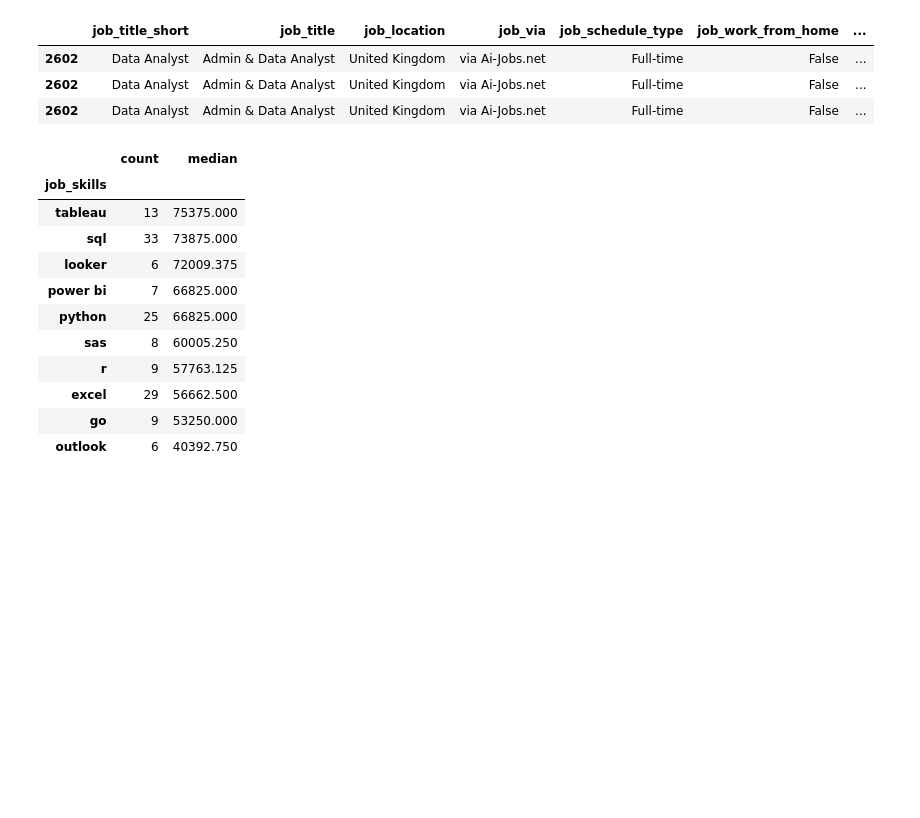
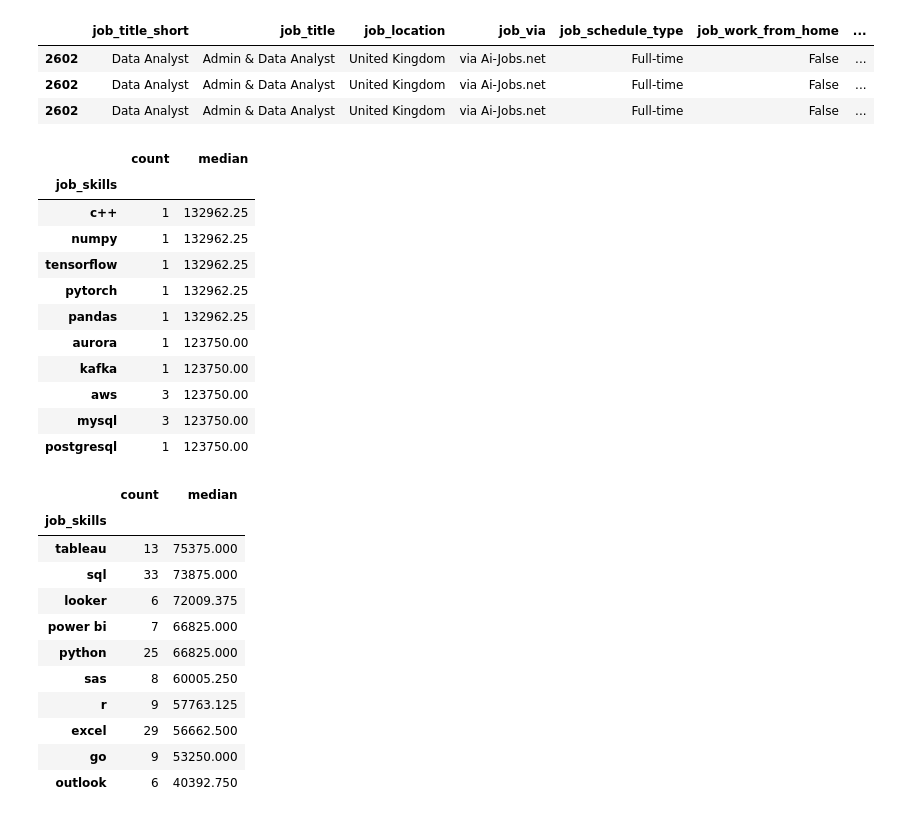
Before and after one commit to TSZUoE/Python_Course, a Jupyter notebook: Python_Course/3_Project/4_Salary_Analysts.ipynb, the cells around one changed output. Saved outputs shown, nothing was run; the diff lists cells and outputs as text; code cells hidden in the pictures; blank space fills up the shorter version.

Commit message:
Added optimal skills analysis and updated readme

```diff
--- a/Python_Course/3_Project/4_Salary_Analysts.ipynb
+++ b/Python_Course/3_Project/4_Salary_Analysts.ipynb
@@ -112,7 +113,21 @@ df_uk_skills.head(3)
 # %%
 #Group by the job skills and find the count and associated median salary
 df_top_pay = df_uk_skills.groupby('job_skills')['salary_year_gbp'].agg(['count','median']).sort_values('median', ascending=False).copy()
 df_top_pay = df_top_pay.head(10)
+df_top_pay
+# %% [output]
+|  | count | median |
+| job_skills |  |  |
+| c++ | 1 | 132962.25 |
+| numpy | 1 | 132962.25 |
+| tensorflow | 1 | 132962.25 |
+| pytorch | 1 | 132962.25 |
+| pandas | 1 | 132962.25 |
+| aurora | 1 | 123750.00 |
+| kafka | 1 | 123750.00 |
+| aws | 3 | 123750.00 |
+| mysql | 3 | 123750.00 |
+| postgresql | 1 | 123750.00 |
 # %%
 #Group by the job skills and find the count and associated median salary
 df_pop_skills = df_uk_skills.groupby('job_skills')['salary_year_gbp'].agg(['count','median']).sort_values('count', ascending=False)
```
Also changed, not shown: parts of 1 cell of this notebook, 3 other files.
